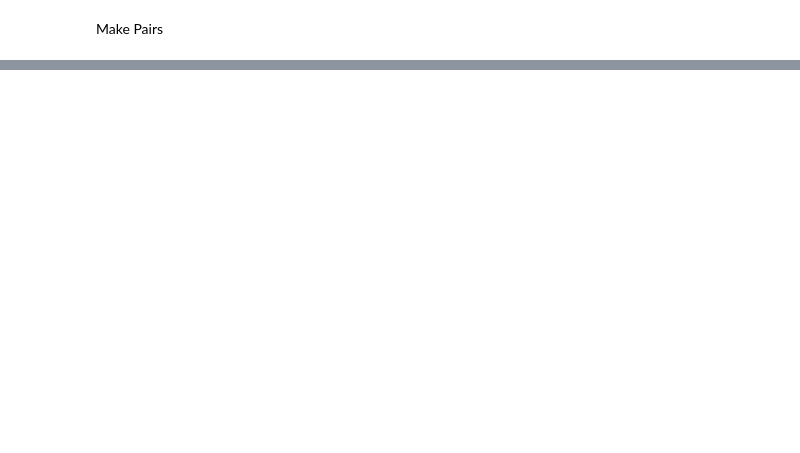
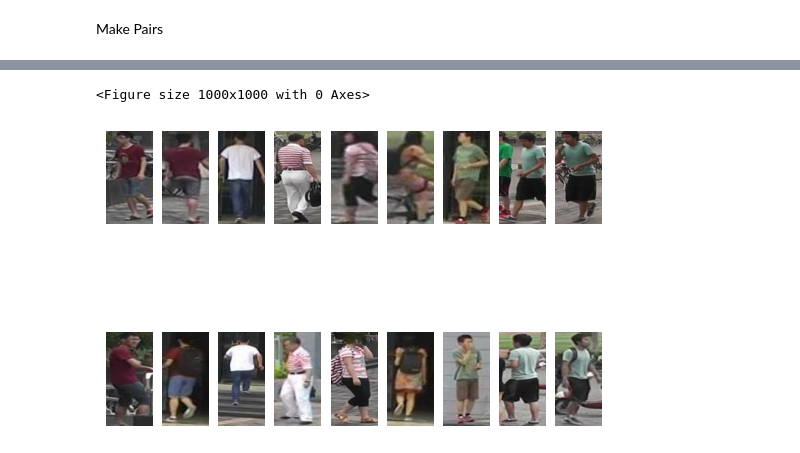
Before and after one commit to JanSamanek/Project_Shaman, a Jupyter notebook: Siamese Network/preprocessing_data.ipynb, the cells around one changed output, grey strips where cells are left out. Cells and saved outputs as stored; diff of their text form; code cells hidden in the pictures; blank space fills up the shorter version.

Commit message:
make same pairs pairs

```diff
--- a/Siamese Network/preprocessing_data.ipynb
+++ b/Siamese Network/preprocessing_data.ipynb
@@ -66,0 +64,35 @@ print(label_num)
+# %%
+def make_pairs(dataset):
+    idxs_of_img_pairs = []
+
+    labels = [label for image, label in dataset]
+    unique_labels = np.unique(np.array(labels))
+
+    idxs = [np.where(labels == unique_label)[0] for unique_label in unique_labels]
+
+    # get all the combinations for people with the same label
+    for i in range(len(idxs)):
+        comb = combinations(idxs[i], 2)
+        for combination in comb:
+            idxs_of_img_pairs.append(combination)
+
+    return idxs_of_img_pairs
+
+idxs_of_img_pairs = make_pairs(dataset)
+# %%
+plt.figure(figsize=(10, 10))
+subplot_pos = 1
+
+images = [image for image, label in dataset]
+
+fig, axes = plt.subplots(2, 9)
+j = 0
+for idx1, idx2 in idxs_of_img_pairs[:9000:1000]:
+  axes[0, j].imshow(images[idx1])
+  axes[1, j].imshow(images[idx2])
+  axes[0, j].set_axis_off()
+  axes[1, j].set_axis_off()
+  j += 1
+# %% [output]
+<Figure size 1000x1000 with 0 Axes>
+[figure, added]
```
Also changed, not shown: parts of 5 cells of this notebook.
